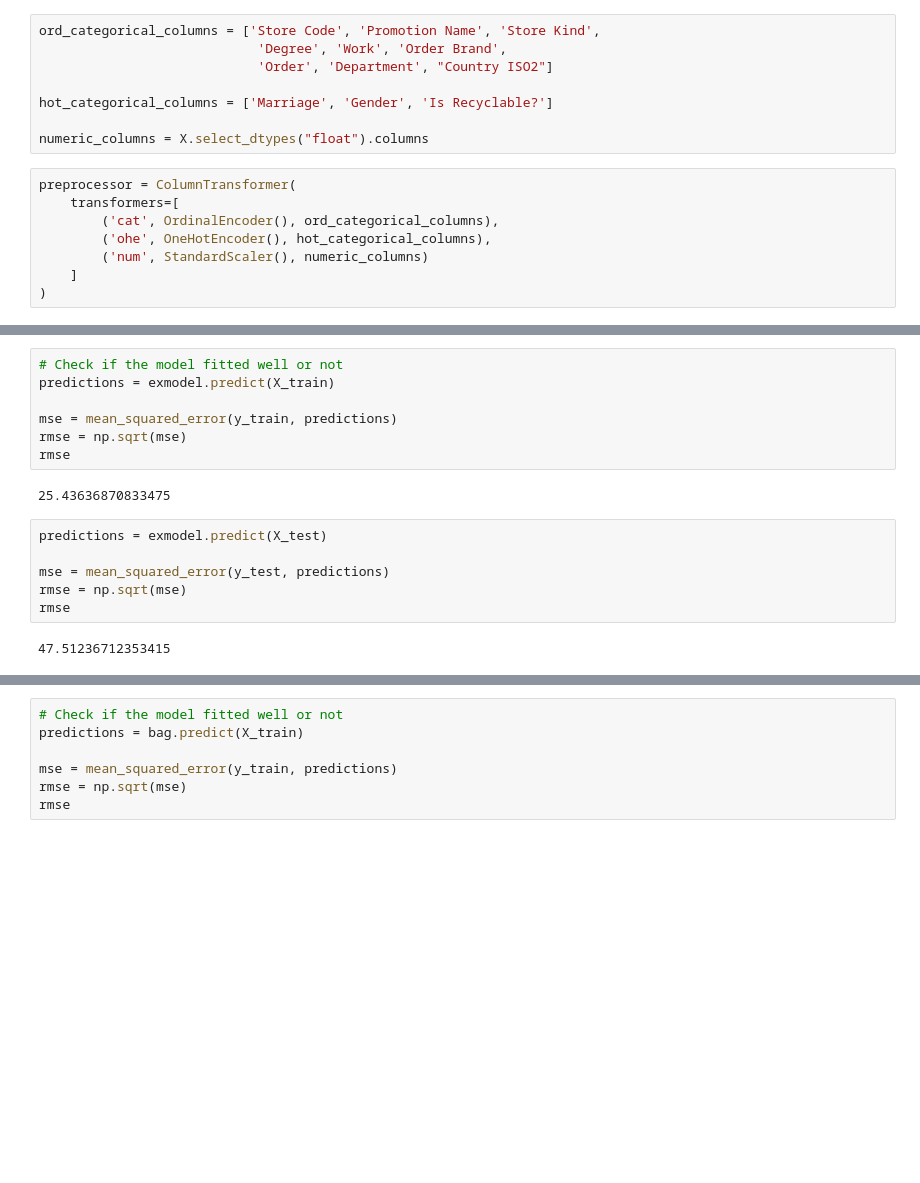
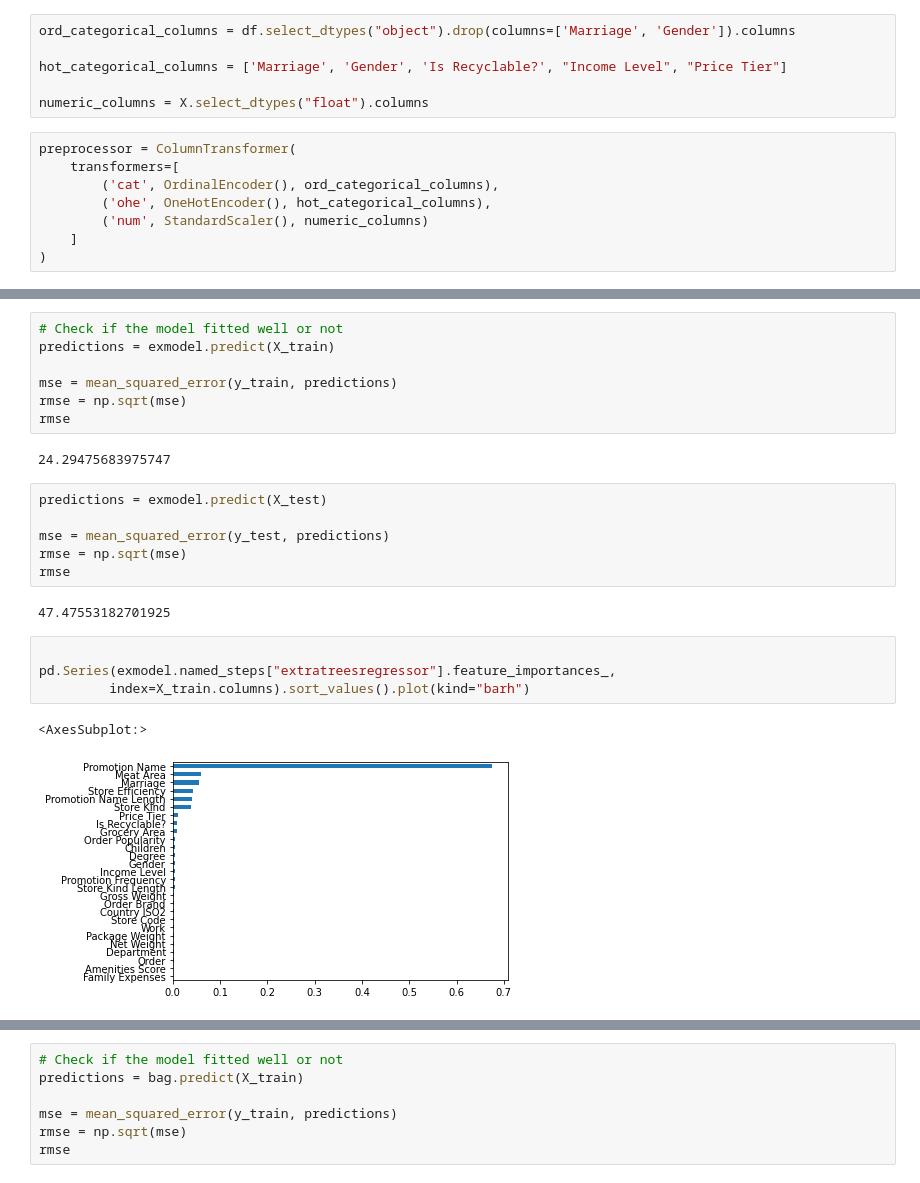
Before and after one commit to kershrita/Predicting-Market-Costs, a Jupyter notebook: model building.ipynb, the cells around one changed output, grey strips where cells are left out. Drawn from its saved outputs; the diff is of its cells as text; blank space fills up the shorter version.

```diff
--- a/model building.ipynb
+++ b/model building.ipynb
@@ -63,11 +73,9 @@ y = df[target]
 # %%
 X_train, X_test, y_train, y_test = train_test_split(X, y, test_size=0.2, random_state=42)
 # %%
-ord_categorical_columns = ['Store Code', 'Promotion Name', 'Store Kind',
-                            'Degree', 'Work', 'Order Brand',
-                            'Order', 'Department', "Country ISO2"]
+ord_categorical_columns = df.select_dtypes("object").drop(columns=['Marriage', 'Gender']).columns
 
-hot_categorical_columns = ['Marriage', 'Gender', 'Is Recyclable?']
+hot_categorical_columns = ['Marriage', 'Gender', 'Is Recyclable?', "Income Level", "Price Tier"]
 
 numeric_columns = X.select_dtypes("float").columns
 # %%
@@ -197,7 +221,7 @@ mse = mean_squared_error(y_train, predictions)
 rmse = np.sqrt(mse)
 rmse
 # %% [output]
-25.43636870833475
+24.29475683975747
 # %%
 predictions = exmodel.predict(X_test)
 
@@ -205,7 +229,14 @@ mse = mean_squared_error(y_test, predictions)
 rmse = np.sqrt(mse)
 rmse
 # %% [output]
-47.51236712353415
+47.47553182701925
+# %%
+
+pd.Series(exmodel.named_steps["extratreesregressor"].feature_importances_,
+         index=X_train.columns).sort_values().plot(kind="barh")
+# %% [output]
+<AxesSubplot:>
+[figure, added]
 # %%
 # iterate over 25 to 500 step 25 on number of estimators for model
 i=1
```
Also changed, not shown: parts of 33 cells of this notebook, 2 other files.
